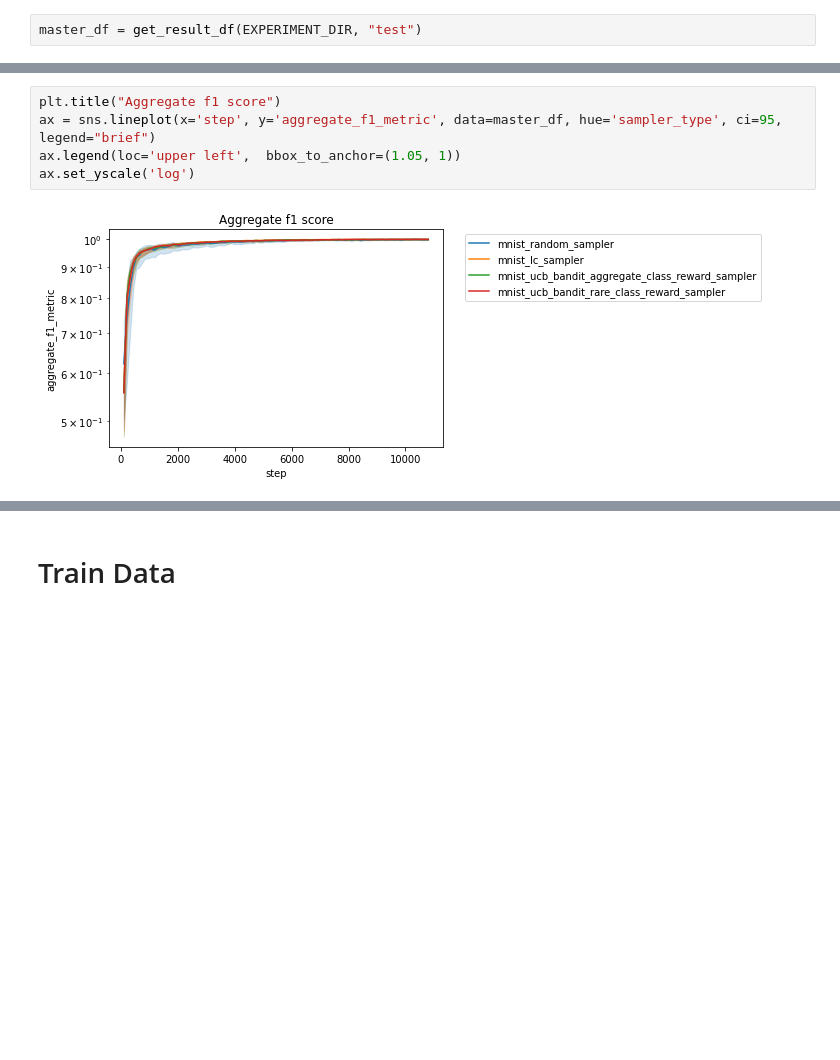
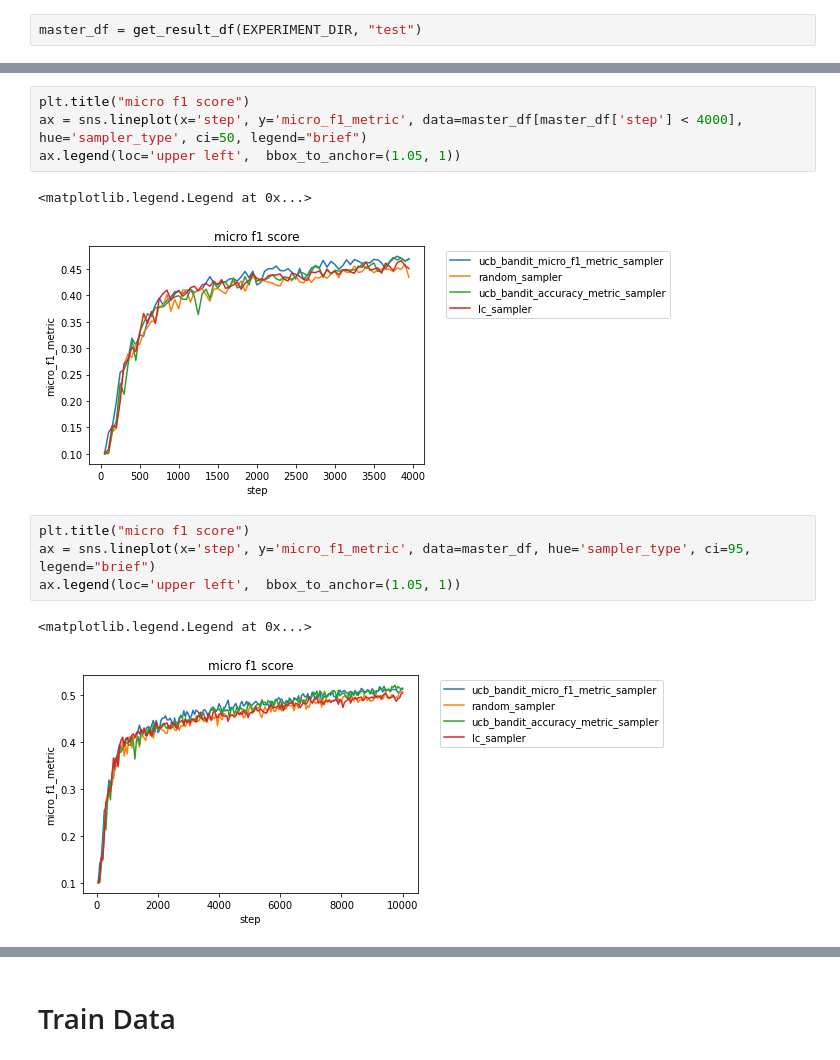
Before and after one commit to MinhxLe/RLForALAcquisitionStrategy, a Jupyter notebook: notebooks/explore_results.ipynb, the cells around one changed output, grey strips where cells are left out. Cells and saved outputs as stored; diff of their text form; blank space fills up the shorter version.

```diff
--- a/notebooks/explore_results.ipynb
+++ b/notebooks/explore_results.ipynb
@@ -50,8 +49,15 @@ Text(0.5, 1.0, 'Test Loss score')
+# %%
+plt.title("micro f1 score")
+ax = sns.lineplot(x='step', y='micro_f1_metric', data=master_df[master_df['step'] < 4000], hue='sampler_type', ci=50, legend="brief")
+ax.legend(loc='upper left',  bbox_to_anchor=(1.05, 1))
+# %% [output]
+<matplotlib.legend.Legend at 0x...>
+[figure, added]
 # %%
-plt.title("Aggregate f1 score")
-ax = sns.lineplot(x='step', y='aggregate_f1_metric', data=master_df, hue='sampler_type', ci=95, legend="brief")
+plt.title("micro f1 score")
+ax = sns.lineplot(x='step', y='micro_f1_metric', data=master_df, hue='sampler_type', ci=95, legend="brief")
 ax.legend(loc='upper left',  bbox_to_anchor=(1.05, 1))
-ax.set_yscale('log')
 # %% [output]
+<matplotlib.legend.Legend at 0x...>
-[figure, old version]
+[figure, new version]
 # %%
```
Also changed, not shown: parts of 6 cells of this notebook, 6 other files.
